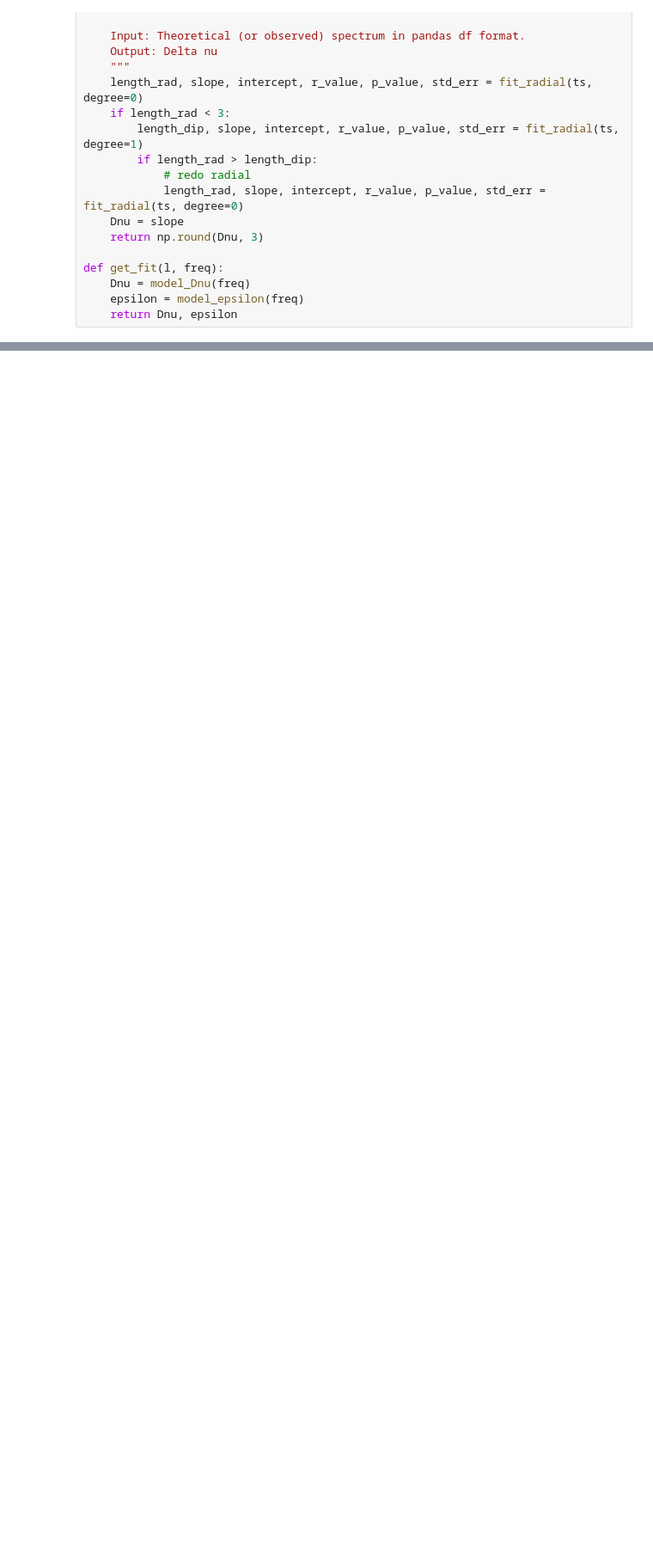
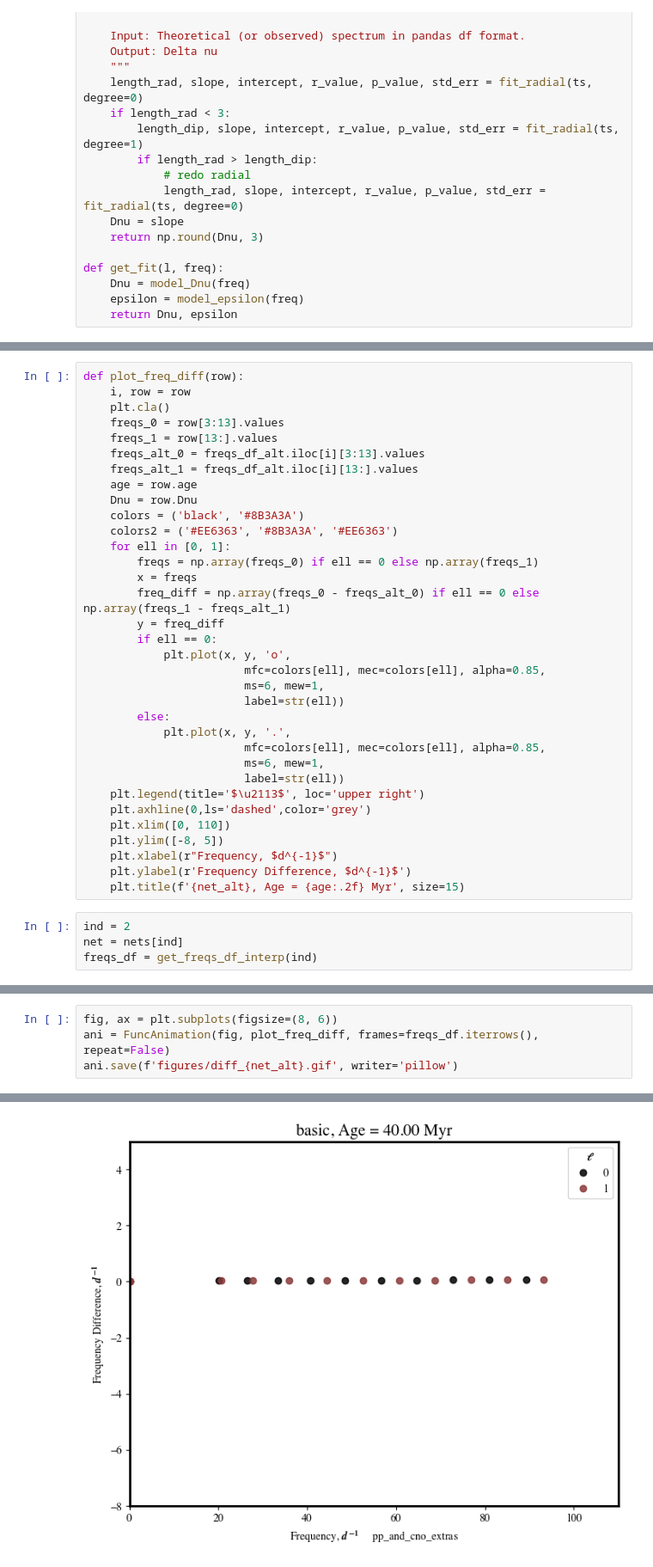
Before and after one commit to gautam-404/MESA-tests, a Jupyter notebook: echelle.ipynb, the cells around one changed output, grey strips where cells are left out. Shown at 86% size. Cells and saved outputs as stored; diff of their text form; blank space fills up the shorter version.

```diff
--- a/echelle.ipynb
+++ b/echelle.ipynb
@@ -186,0 +358,38 @@ NameError: name 'get_data' is not defined
+# %%
+def plot_freq_diff(row):
+    i, row = row
+    plt.cla()
+    freqs_0 = row[3:13].values
+    freqs_1 = row[13:].values
+    freqs_alt_0 = freqs_df_alt.iloc[i][3:13].values
+    freqs_alt_1 = freqs_df_alt.iloc[i][13:].values
+    age = row.age
+    Dnu = row.Dnu
+    colors = ('black', '#8B3A3A')
+    colors2 = ('#EE6363', '#8B3A3A', '#EE6363')
+    for ell in [0, 1]:
+        freqs = np.array(freqs_0) if ell == 0 else np.array(freqs_1)
+        x = freqs
+        freq_diff = np.array(freqs_0 - freqs_alt_0) if ell == 0 else np.array(freqs_1 - freqs_alt_1)
+        y = freq_diff
+        if ell == 0:
+            plt.plot(x, y, 'o',
+                        mfc=colors[ell], mec=colors[ell], alpha=0.85,
+                        ms=6, mew=1,
+                        label=str(ell))
+        else:
+            plt.plot(x, y, '.',
+                        mfc=colors[ell], mec=colors[ell], alpha=0.85,
+                        ms=6, mew=1,
+                        label=str(ell))
+    plt.legend(title='$\u2113$', loc='upper right')
+    plt.axhline(0,ls='dashed',color='grey')
+    plt.xlim([0, 110])
+    plt.ylim([-8, 5])
+    plt.xlabel(r"Frequency, $d^{-1}$")
+    plt.ylabel(r'Frequency Difference, $d^{-1}$')
+    plt.title(f'{net_alt}, Age = {age:.2f} Myr', size=15)
+# %%
+ind = 2
+net = nets[ind]
+freqs_df = get_freqs_df_interp(ind)
@@ -186,0 +400,5 @@ NameError: name 'get_data' is not defined
+# %%
+fig, ax = plt.subplots(figsize=(8, 6))
+ani = FuncAnimation(fig, plot_freq_diff, frames=freqs_df.iterrows(), repeat=False)
+ani.save(f'figures/diff_{net_alt}.gif', writer='pillow')
+# %% [output]
@@ -186,0 +407 @@ NameError: name 'get_data' is not defined
+[figure, added]
```
Also changed, not shown: parts of 17 cells of this notebook, 4 other files.
